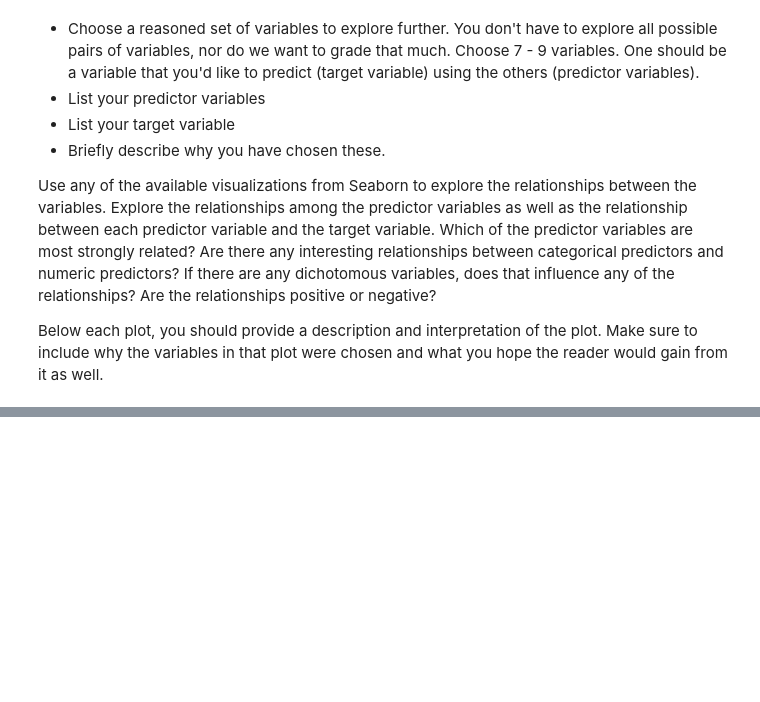
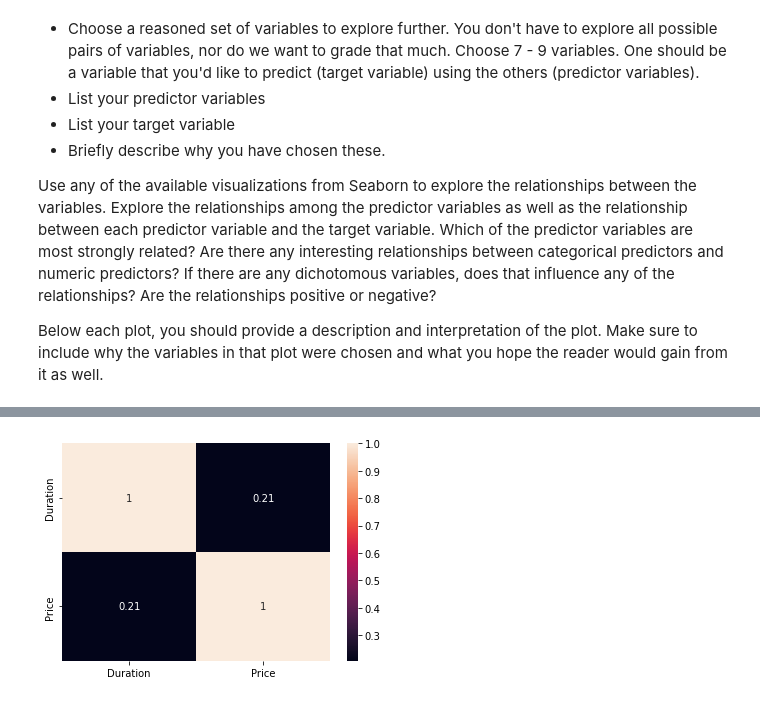
Before and after one commit to claywrentz/MLProject2, a Jupyter notebook: Project02.ipynb, the cells around one changed output, grey strips where cells are left out. Drawn from its saved outputs; the diff is of its cells as text; code cells hidden in the pictures; blank space fills up the shorter version.

```diff
--- a/Project02.ipynb
+++ b/Project02.ipynb
@@ -1127,0 +1125,3 @@ Below each plot, you should provide a description and interpretation of the plot
+# %%
+study = merged.drop(['Flight', 'Date of Journey', 'Route', 'Additional Info', 'Days Left'], 1)
+study.head()
@@ -1127,0 +1135,6 @@ Below each plot, you should provide a description and interpretation of the plot
+# %%
+corrMatrix = study.corr()
+sns.heatmap(corrMatrix, annot=True)
+plt.show()
+# %% [output]
+[figure, added]
```
Also changed, not shown: parts of 9 cells of this notebook.
